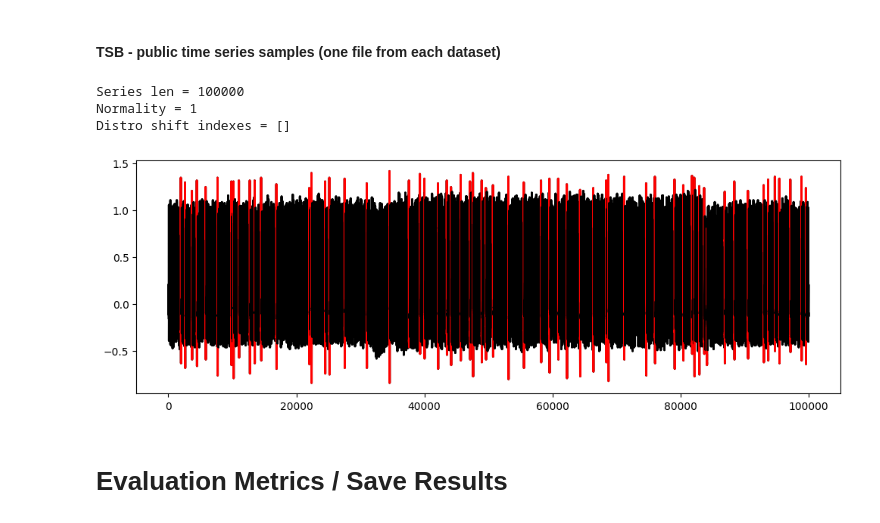
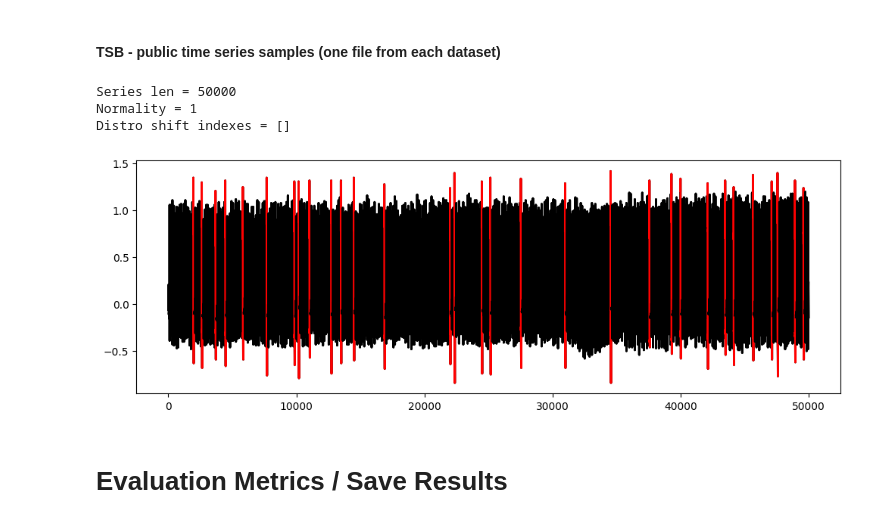
Before and after one commit to ChristinaK97/StreamingTimeSeriesAnomalyDetection, a Jupyter notebook: StreamingAnomalyDetectionNotebook.ipynb, the cells around one changed output. Cells and saved outputs as stored; diff of their text form; code cells hidden in the pictures.

```diff
--- a/StreamingAnomalyDetectionNotebook.ipynb
+++ b/StreamingAnomalyDetectionNotebook.ipynb
@@ -175,13 +218,13 @@ def load_dataset(filenames: List[str], sample_size=100000, plot_series=True) ->
 # %%
 # How to load a dataset. For normality>1, add multiple time series files to the filenames list
 
 filenames = [ECG]
-df, normality, shift_idxs = load_dataset(filenames)
+df, normality, shift_idxs = load_dataset(filenames, sample_size=50000)
 # %% [output]
-Series len = 100000
+Series len = 50000
 Normality = 1
 Distro shift indexes = []
-[figure, old version]
+[figure, new version]
 # %% [markdown]
 <h1>Evaluation Metrics / Save Results</h1>
 # %%
```
Also changed, not shown: parts of 17 cells of this notebook.
